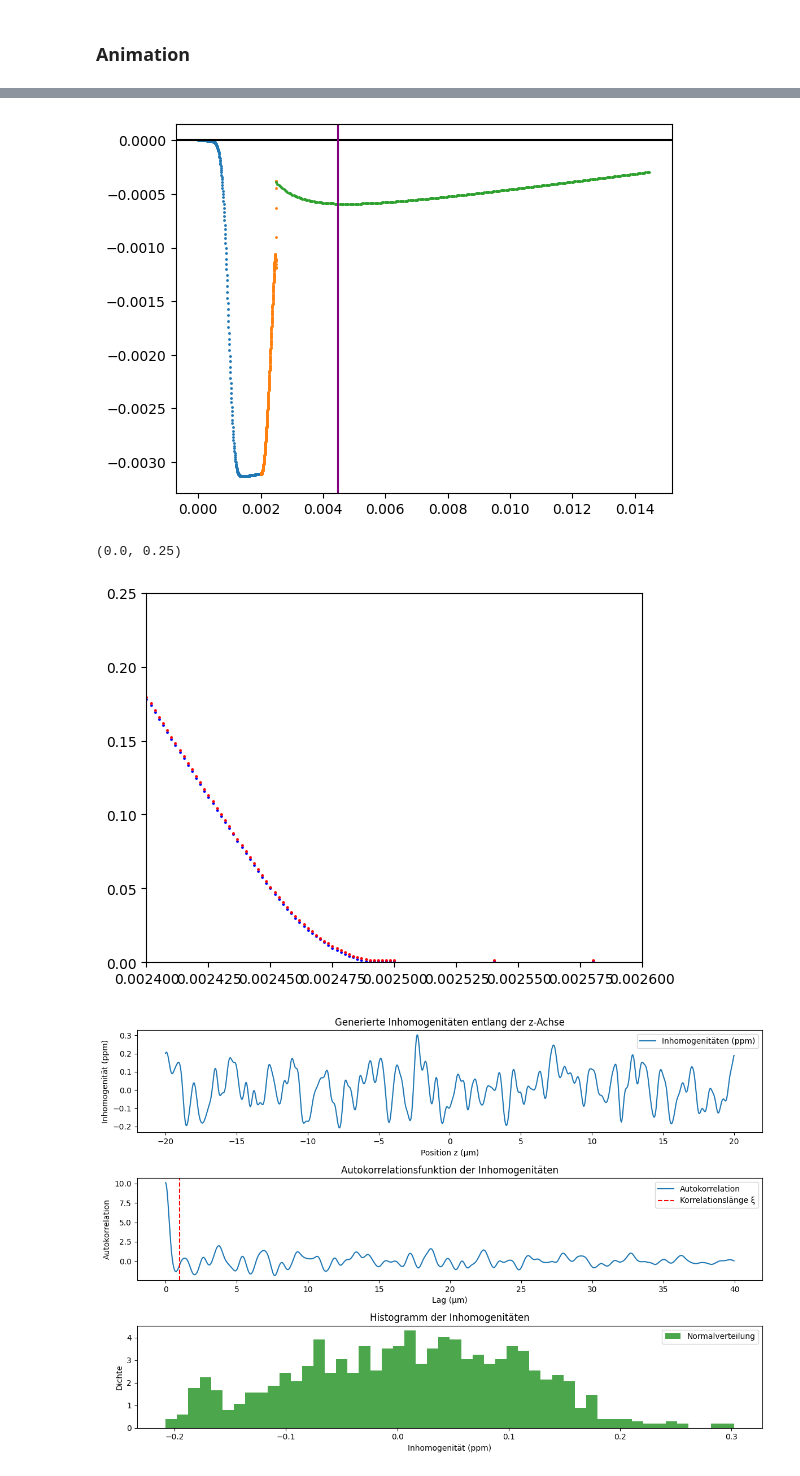
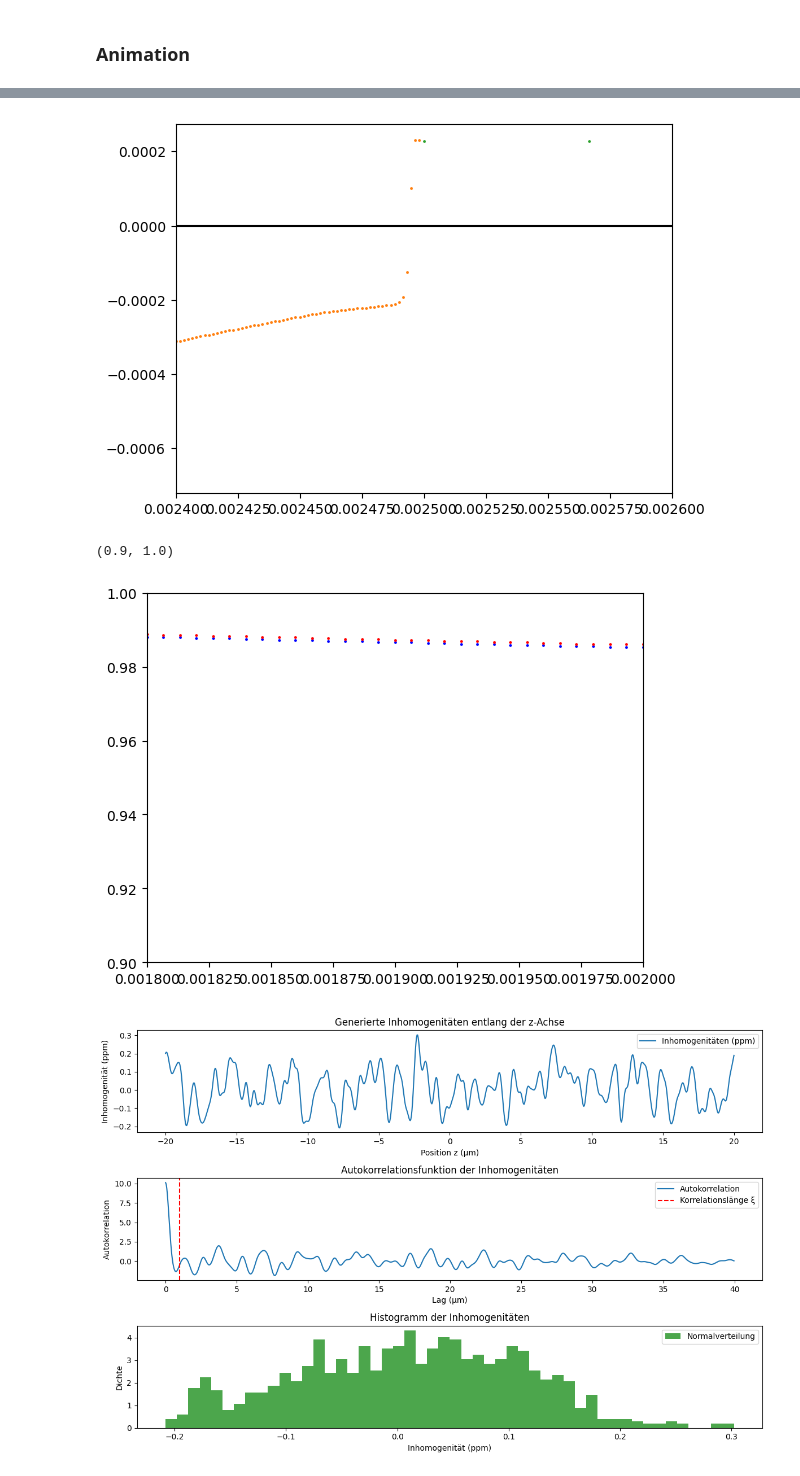
Before and after one commit to dantona02/optim, a Jupyter notebook: testing.ipynb, the cells around one changed output, grey strips where cells are left out. Cells and saved outputs as stored; diff of their text form; code cells hidden in the pictures.

```diff
--- a/testing.ipynb
+++ b/testing.ipynb
@@ -9,19 +9,20 @@ import matplotlib.pyplot as plt
 low = -20e-6
 high = 20e-6
 
-n_iso = 10000
+n_iso = 1000
 
 z_pos = np.linspace(low, high, n_iso)
 z_pos = torch.tensor(z_pos)
 z_pos = torch.cat((z_pos, torch.tensor([0.0])))  # Füge 0 hinzu
+z_pos = torch.sort(z_pos).values
 # %%
 seq_path_gauss = 'seq_lib/10_ETM.seq'
 config_path = 'sim_lib/config_1pool.yaml'
 
-adc_time = 12e-3
+adc_time = 20e-3
 retun_zmag = False
 show_plot = False
-n_backlog = 'ALL'
+n_backlog = 4
 webhook = False
 plt_range = [0, 4]
 iso_select = [-5,0,5]
@@ -41,4 +42,5 @@ KeyboardInterrupt:
 # %%
+# %matplotlib widget
 from bmc.utils.eval import plot_sim
 time, m_z, m_z_total, m_c, m_c_total = sim.get_mag(return_cest_pool=False)
 time = time.cpu().numpy()
@@ -47,7 +49,7 @@ m_z_total = m_z_total.cpu().numpy()
 m_c = m_c.cpu().numpy()
 m_c_total = m_c_total.cpu().numpy()
 
-iso_select = [0]
+iso_select = [-1000]
 plt_range = [0.0, 0.0353] #1ETM
 # plt_range = [0.0675, 0.074] #5ETM
 # plt_range = [0.1250, 0.141] #10ETM
@@ -123,7 +137,7 @@ x_rf = np.arange(0, 2e-3, 2e-3/300)
 x_spoil = np.arange(2e-3,2.5e-3, 0.5e-3/300) #0.5ms spoil
 # x_spoil = np.arange(2e-3,3e-3, 1e-3/300) #1ms spoil
 # x_adc = np.arange(2.5e-3, 5.5e-3, 3e-3/300) #3ms adc
-x_adc = np.arange(2.5e-3, 14.5e-3, 12e-3/300) #200ms adc
+x_adc = np.arange(2.5e-3, 22.5e-3, 20e-3/300) #200ms adc
 # x_adc = np.arange(3e-3, 6e-3, 3e-3/300) #3ms adc
 # %%
 # plt.plot(x_spoil, (np.abs(m_trans_plus)-np.abs(m_trans_minus))[:300])
@@ -161,30 +175,32 @@ plt.axvline(0.0045, color='purple')
 
 # plt.axvline(0.002449)
 
-# plt.xlim(0.0024, 0.0026)
+plt.xlim(0.0024, 0.0026)
 # plt.xlim(0.0023, 0.0025)
 # plt.xlim(0.002, 0.006)
 # plt.ylim(-0.02, 0.032)
 # plt.ylim(-0.0002, 0.0002)
+# plt.xlim(0.00248, 0.00251)
 resulst = (m_trans_plus-m_trans_minus)
 # %% [output]
-[figure, old version]
+[figure, new version]
 # %%
 plt.plot(x_rf,m_trans_plus[:300], 'o', markersize=1, c='b')
 plt.plot(x_spoil,m_trans_plus[300:600], 'o', markersize=1, c='b')
 plt.plot(x_adc,m_trans_plus[600:], 'o', markersize=1, c='b')
 
 plt.plot(x_rf,m_trans_minus[:300], 'o', markersize=1, c='r')
 plt.plot(x_spoil,m_trans_minus[300:600], 'o', markersize=1, c='r')
 plt.plot(x_adc,m_trans_minus[600:], 'o', markersize=1, c='r')
 # plt.axhline(0, c='black')
-
-plt.xlim(0.0024, 0.0026)
-# plt.xlim(0.004, 0.0045)
-plt.ylim(0, 0.25)
+plt.axvline(0.00241)
+# plt.xlim(0.00235, 0.00245)
+# plt.xlim(0.00248, 0.00251)
+plt.xlim(0.0018, 0.002)
+plt.ylim(0.9, 1)
 # %% [output]
-(0.0, 0.25)
+(0.9, 1.0)
-[figure, old version]
+[figure, new version]
 # %%
 import numpy as np
 import matplotlib.pyplot as plt
```
Also changed, not shown: parts of 7 cells of this notebook, 7 other files.
